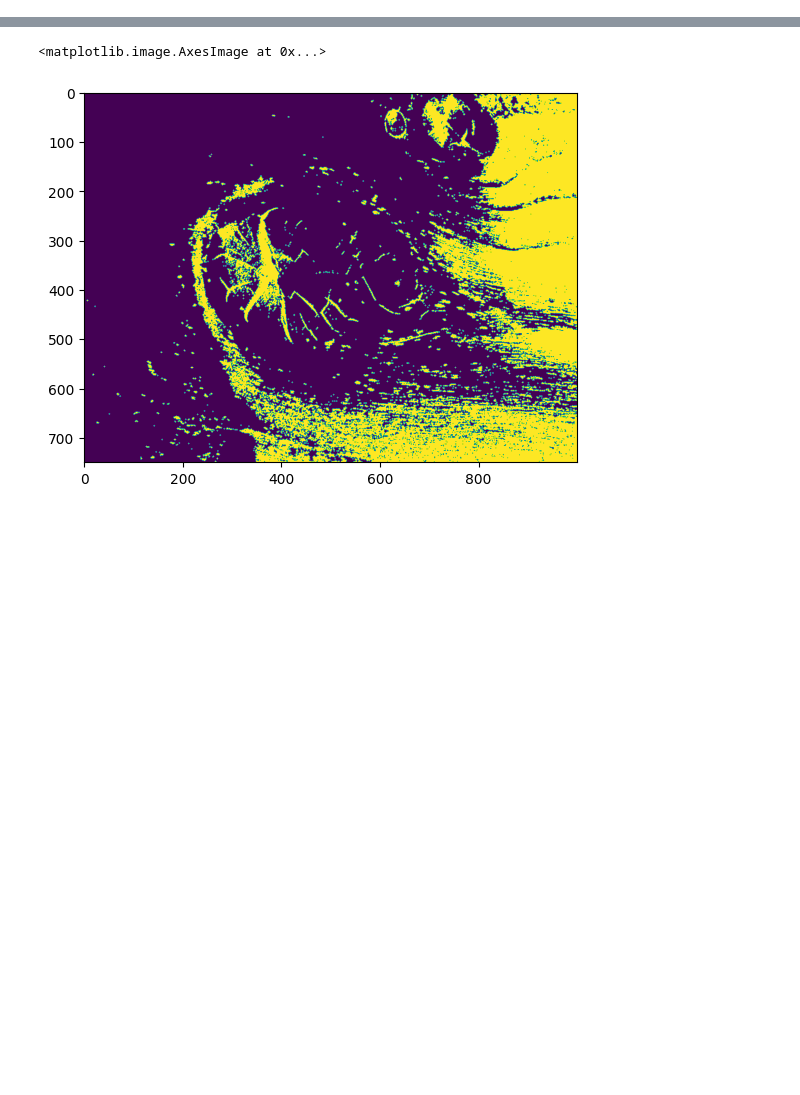
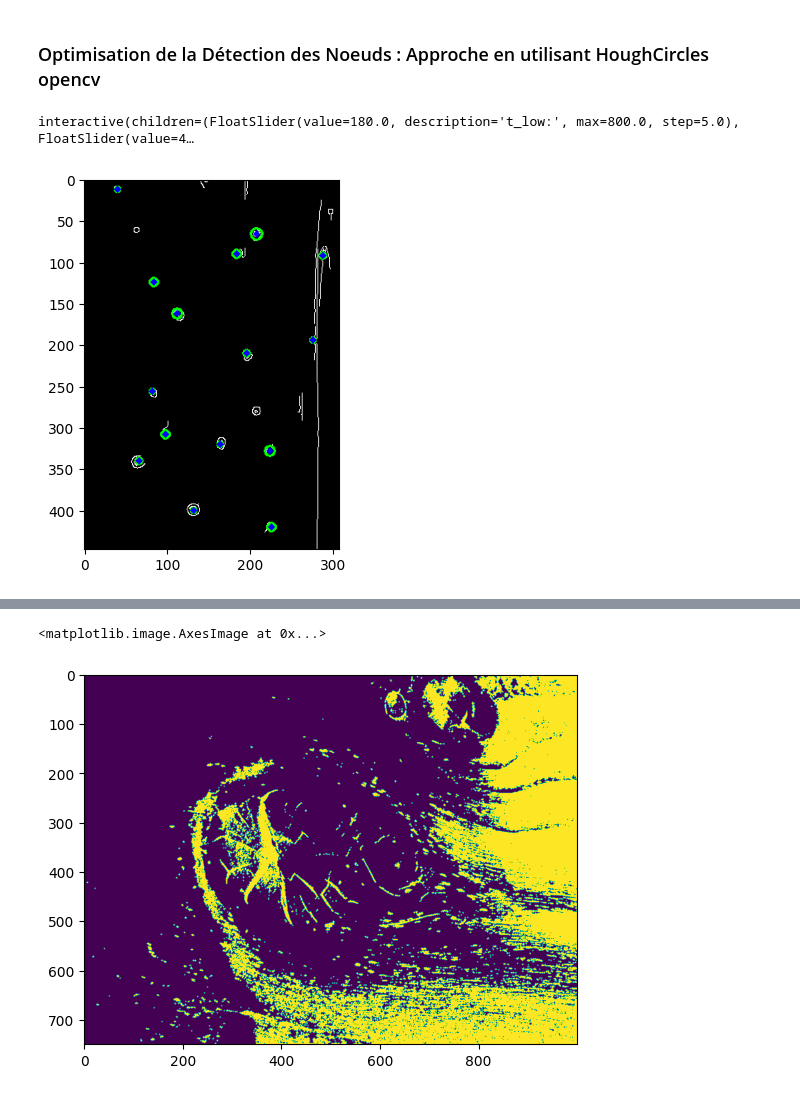
Before and after one commit to voldemort13/Projet_BIP, a Jupyter notebook: Projet_bip_amine.ipynb, the cells around one changed output, grey strips where cells are left out. Drawn from its saved outputs; the diff is of its cells as text; code cells hidden in the pictures; blank space fills up the shorter version.

```diff
--- a/Projet_bip_amine.ipynb
+++ b/Projet_bip_amine.ipynb
@@ -21,12 +21,22 @@ from skimage import img_as_float
 from scipy.signal import fftconvolve
 # %%
 def read_images_from_folder(folder_path):
+    """
+    Cette fonction lit les images à partir d'un dossier et les convertit en niveaux de gris.
+
+    Args:
+    - folder_path (str): Le chemin du dossier contenant les images.
+
+    Returns:
+    - images (list): Une liste d'images converties en niveaux de gris.
+    """
     images = []
     for filename in os.listdir(folder_path):
         if filename.endswith(('.jpg')):
             img_path = os.path.join(folder_path, filename)
             img = io.imread(img_path)
             img=rgb2gray(img)
+            img=img_as_float(img)
             if img is not None:
                 images.append(img)  # Add the image to the list
     return images
@@ -144,0 +134,60 @@ plt.imshow(egdes)
+# %% [markdown]
+### Optimisation de la Détection des Noeuds : Approche en utilisant HoughCircles opencv
+# %%
+from skimage import feature
+from ipywidgets import interact, widgets
+from IPython.display import display
+from skimage.transform import hough_circle
+import cv2
+
+# Supposons que image_dataset soit une liste d'images
+img = image_dataset[2]
+img1 = cv2.imread('Image_data\48dc02ceb025.jpg')
+edges_canny = []
+def update_canny(t_low, t_high):
+    # Apply GaussianBlur to reduce noise and help the edge detection
+    blurred = cv2.GaussianBlur(img, (5, 5), 0)
+
+    # Apply Sobel operators to get gradients in the x and y directions
+    sobel_x = cv2.Sobel(blurred, cv2.CV_64F, 1, 0, ksize=3)
+    sobel_y = cv2.Sobel(blurred, cv2.CV_64F, 0, 1, ksize=3)
+
+    # Compute the magnitude of the gradients
+    gradient_magnitude = np.sqrt(sobel_x**2 + sobel_y**2)
+
+    # Normalize the magnitude to be in the range [0, 1]
+    gradient_magnitude_normalized = gradient_magnitude / np.max(gradient_magnitude)
+
+    # Apply Canny edge detection
+    edges_canny = cv2.Canny((gradient_magnitude_normalized * 255).astype(np.uint8), t_low, t_high)
+    cimg = cv2.cvtColor(edges_canny,cv2.COLOR_GRAY2BGR)
+
+    circles = cv2.HoughCircles(
+    edges_canny,
+    cv2.HOUGH_GRADIENT,
+    dp=1,  # Inverse ratio of the accumulator resolution to the image resolution
+    minDist=23,  # Minimum distance between the centers of the detected circles
+    param2=10,  # Threshold for center detection
+    minRadius=1,  # Minimum radius to be detected
+    maxRadius=20  # Maximum radius to be detected
+)
+    circles = np.uint16(np.around(circles))
+    for i in circles[0,:]:
+        # draw the outer circle
+        cv2.circle(cimg,(i[0],i[1]),i[2],(0,255,0),2)
+        # draw the center of the circle
+        cv2.circle(cimg,(i[0],i[1]),2,(0,0,255),3)
+
+    plt.imshow(cimg)
+    plt.show()
+
+# Utilisation d'un curseur interactif
+t_low_slider = widgets.FloatSlider(value=180, min=0, max=800, step=5, description='t_low:')
+t_high_slider = widgets.FloatSlider(value=450, min=0, max=800, step=5, description='t_high:')
+interact(update_canny, t_low=t_low_slider, t_high=t_high_slider);
+
+# Affichage initial
+update_canny(t_low_slider.value, t_high_slider.value)
+# %% [output]
+interactive(children=(FloatSlider(value=180.0, description='t_low:', max=800.0, step=5.0), FloatSlider(value=4…
+[figure, added]
```
Also changed, not shown: parts of 10 cells of this notebook.
